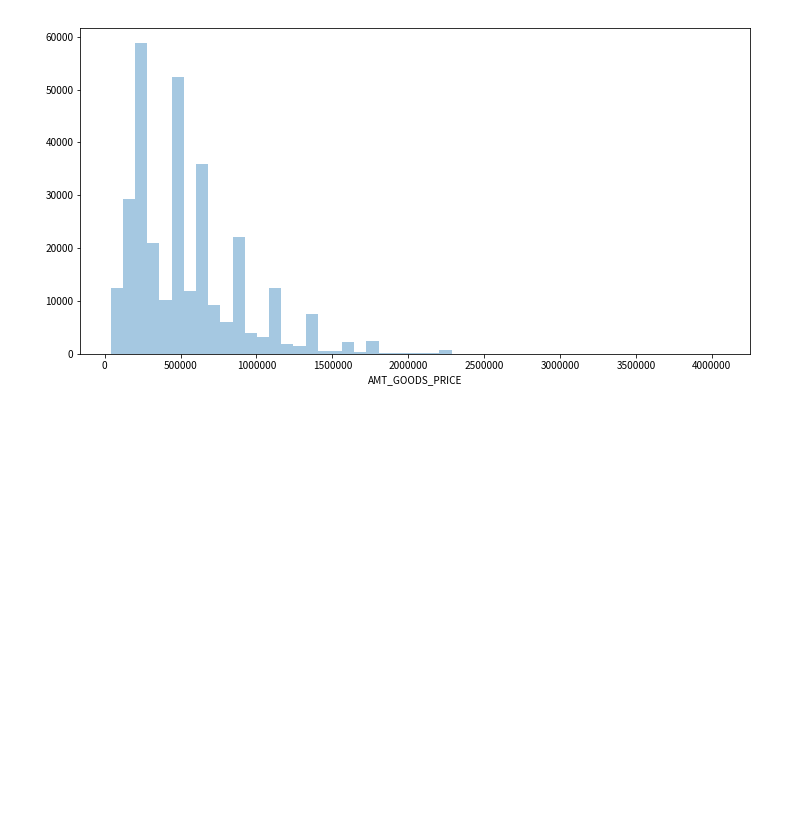
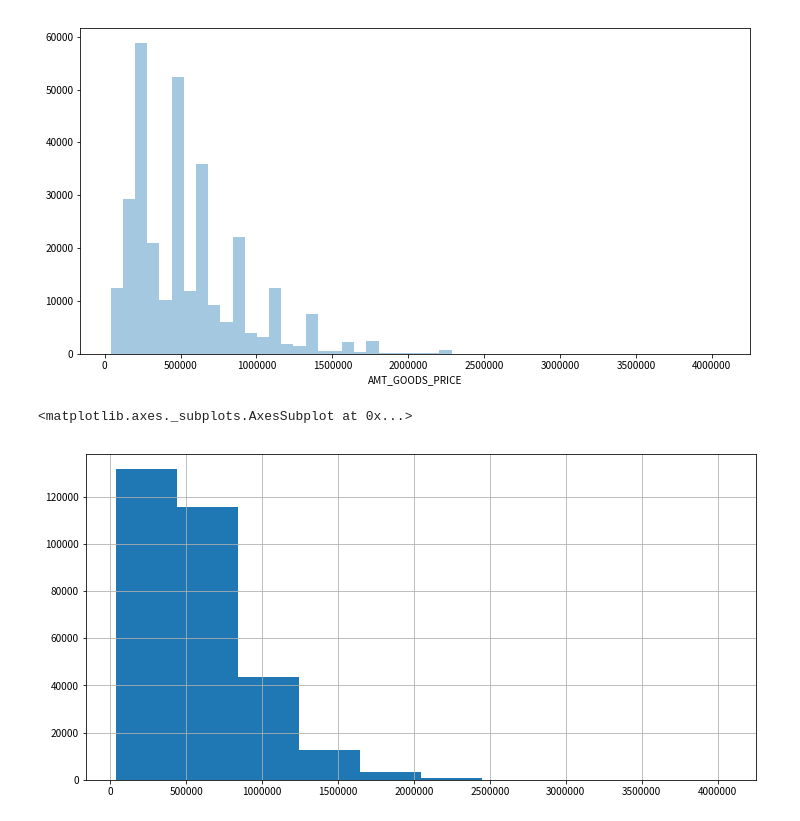
Before and after one commit to william841113/3rd-ML100Days, a Jupyter notebook: Day_008_HW.ipynb, the cells around one changed output. Saved outputs shown, nothing was run; the diff lists cells and outputs as text; code cells hidden in the pictures; blank space fills up the shorter version.

```diff
--- a/Day_008_HW.ipynb
+++ b/Day_008_HW.ipynb
@@ -142,3 +142,8 @@ sns.distplot(app_train['AMT_GOODS_PRICE'],kde=False)
 plt.show()
 # %% [output]
 [figure]
+# %%
+app_train['AMT_GOODS_PRICE'].hist()
+# %% [output]
+<matplotlib.axes._subplots.AxesSubplot at 0x...>
+[figure, added]
```
